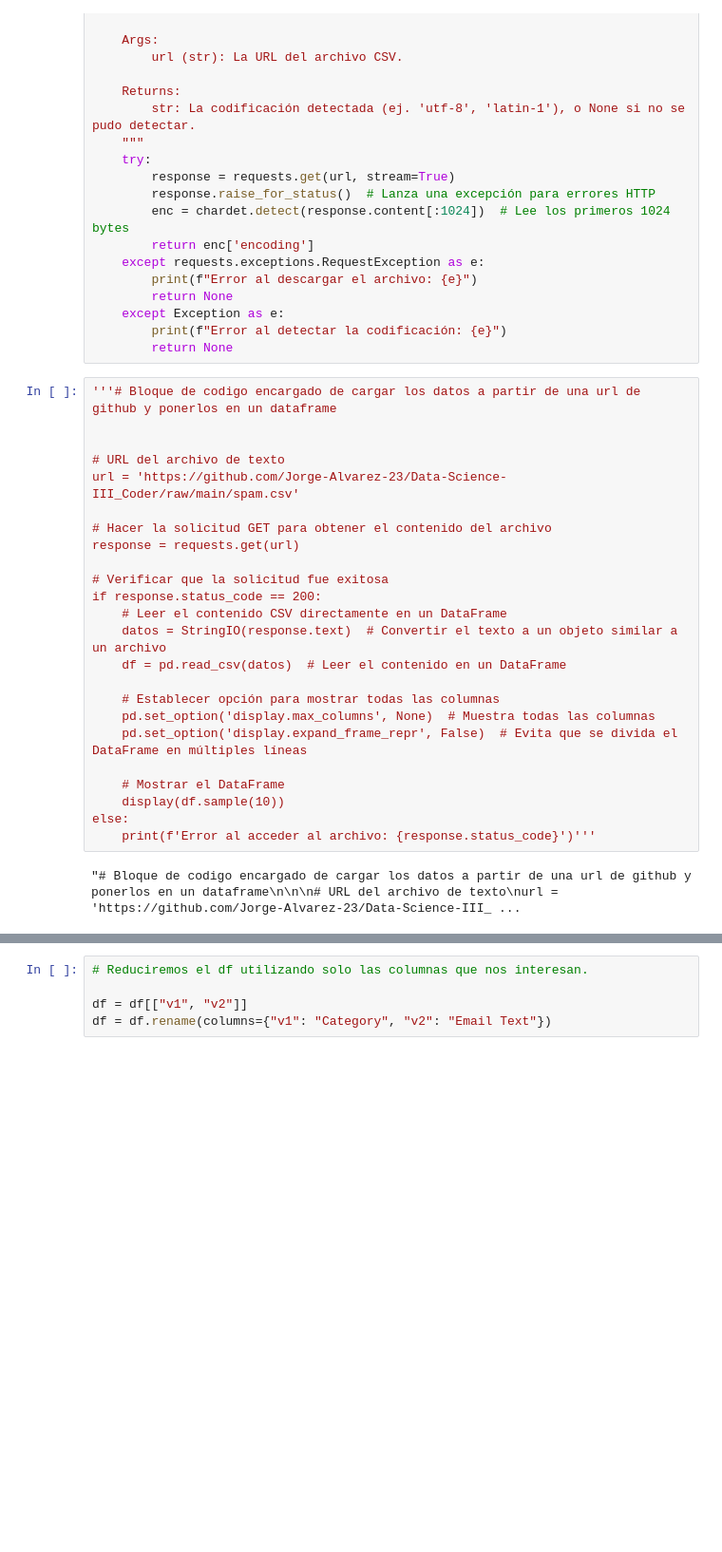
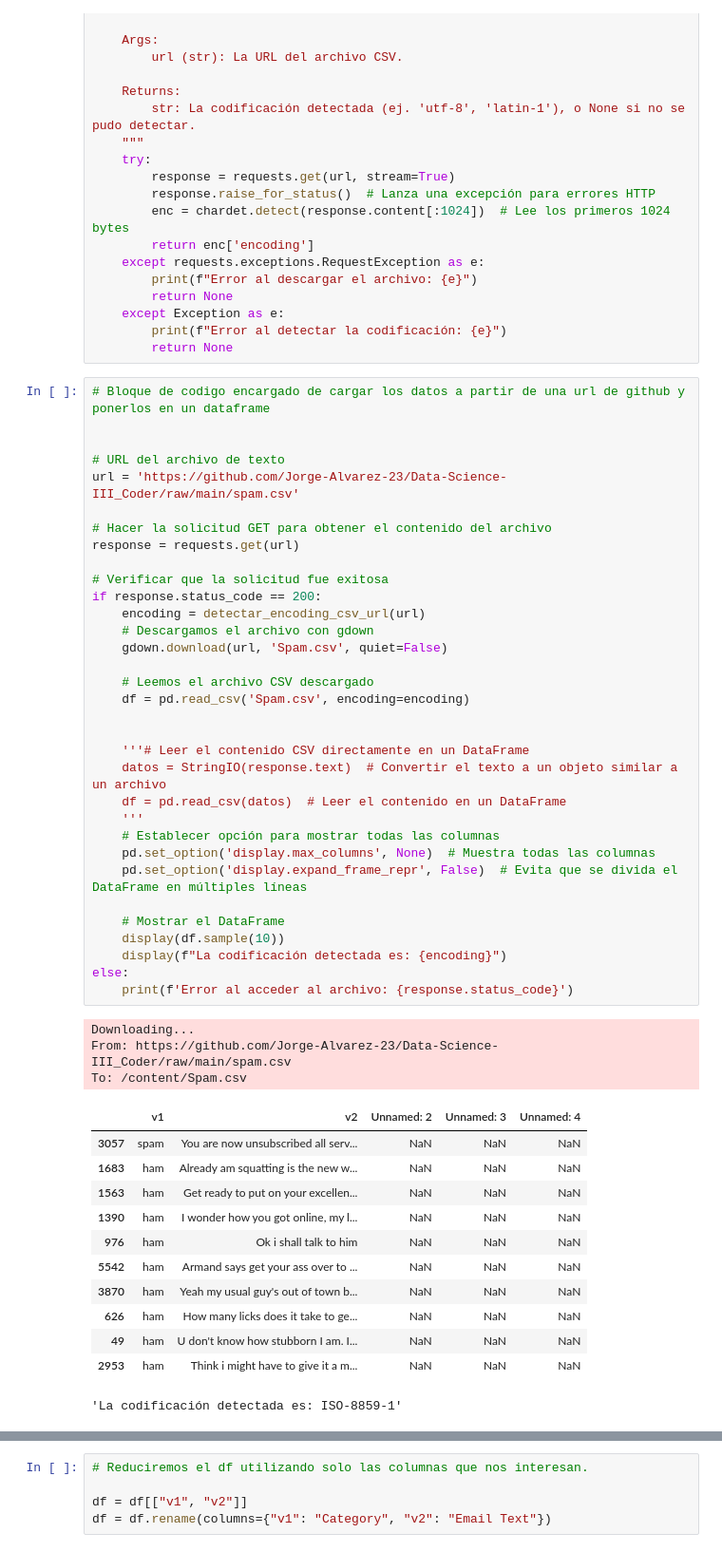
Before and after one commit to Jorge-Alvarez-23/Data-Science-III_Coder, a Jupyter notebook: Proy_Final_AlvarezJorge.ipynb, the cells around one changed output, grey strips where cells are left out. Shown at 95% size. Saved outputs shown, nothing was run; the diff lists cells and outputs as text; blank space fills up the shorter version.

```diff
--- a/Proy_Final_AlvarezJorge.ipynb
+++ b/Proy_Final_AlvarezJorge.ipynb
@@ -42,28 +42,51 @@ def detectar_encoding_csv_url(url):
         print(f"Error al detectar la codificación: {e}")
         return None
 # %%
-'''# Bloque de codigo encargado de cargar los datos a partir de una url de github y ponerlos en un dataframe
+# Bloque de codigo encargado de cargar los datos a partir de una url de github y ponerlos en un dataframe
 
 
 # URL del archivo de texto
 url = 'https://github.com/Jorge-Alvarez-23/Data-Science-III_Coder/raw/main/spam.csv'
 
 # Hacer la solicitud GET para obtener el contenido del archivo
 response = requests.get(url)
 
 # Verificar que la solicitud fue exitosa
 if response.status_code == 200:
-    # Leer el contenido CSV directamente en un DataFrame
+    encoding = detectar_encoding_csv_url(url)
+    # Descargamos el archivo con gdown
+    gdown.download(url, 'Spam.csv', quiet=False)
+
+    # Leemos el archivo CSV descargado
+    df = pd.read_csv('Spam.csv', encoding=encoding)
+
+
+    '''# Leer el contenido CSV directamente en un DataFrame
     datos = StringIO(response.text)  # Convertir el texto a un objeto similar a un archivo
     df = pd.read_csv(datos)  # Leer el contenido en un DataFrame
-
+    '''
     # Establecer opción para mostrar todas las columnas
     pd.set_option('display.max_columns', None)  # Muestra todas las columnas
     pd.set_option('display.expand_frame_repr', False)  # Evita que se divida el DataFrame en múltiples líneas
 
     # Mostrar el DataFrame
     display(df.sample(10))
+    display(f"La codificación detectada es: {encoding}")
 else:
-    print(f'Error al acceder al archivo: {response.status_code}')'''
+    print(f'Error al acceder al archivo: {response.status_code}')
 # %% [output]
-"# Bloque de codigo encargado de cargar los datos a partir de una url de github y ponerlos en un dataframe\n\n\n# URL del archivo de texto\nurl = 'https://github.com/Jorge-Alvarez-23/Data-Science-III_ ...
+Downloading...
+From: https://github.com/Jorge-Alvarez-23/Data-Science-III_Coder/raw/main/spam.csv
+To: /content/Spam.csv
+|  | v1 | v2 | Unnamed: 2 | Unnamed: 3 | Unnamed: 4 |
+| 3057 | spam | You are now unsubscribed all serv... | NaN | NaN | NaN |
+| 1683 | ham | Already am squatting is the new w... | NaN | NaN | NaN |
+| 1563 | ham | Get ready to put on your excellen... | NaN | NaN | NaN |
+| 1390 | ham | I wonder how you got online, my l... | NaN | NaN | NaN |
+| 976 | ham | Ok i shall talk to him | NaN | NaN | NaN |
+| 5542 | ham | Armand says get your ass over to ... | NaN | NaN | NaN |
+| 3870 | ham | Yeah my usual guy's out of town b... | NaN | NaN | NaN |
+| 626 | ham | How many licks does it take to ge... | NaN | NaN | NaN |
+| 49 | ham | U don't know how stubborn I am. I... | NaN | NaN | NaN |
+| 2953 | ham | Think i might have to give it a m... | NaN | NaN | NaN |
+'La codificación detectada es: ISO-8859-1'
```
Also changed, not shown: parts of 1 cell of this notebook.
